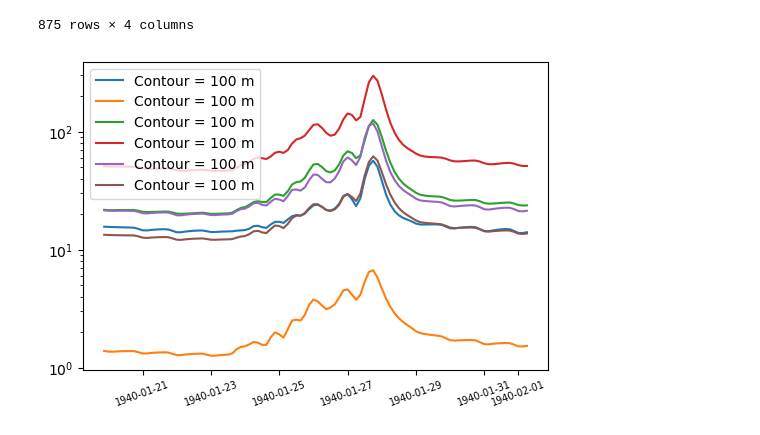
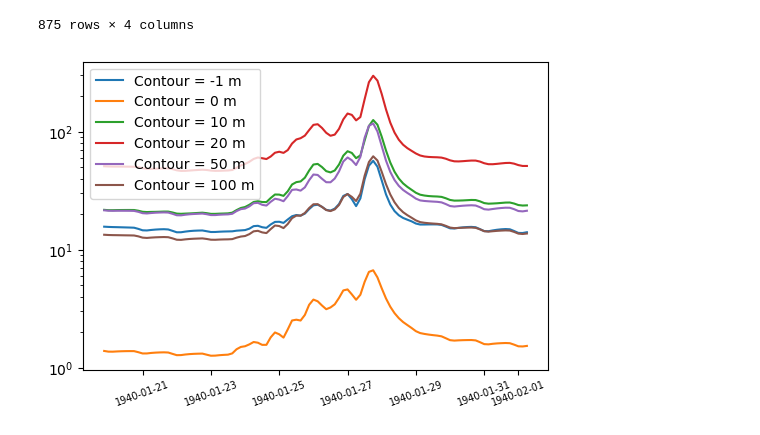
Before and after one commit to cassandra-sh/public, a Jupyter notebook: 2025-11-21-data-peek.ipynb, the cells around one changed output. Saved outputs shown, nothing was run; the diff lists cells and outputs as text; code cells hidden in the pictures.

```diff
--- a/2025-11-21-data-peek.ipynb
+++ b/2025-11-21-data-peek.ipynb
@@ -59,15 +59,15 @@ discharge_gdf
 # %%
 unique_contours = [-1, 0, 10, 20, 50, 100]
 contours = discharge_gdf.contour.values
 
 plt.figure(figsize=(6,4))
 for uc in unique_contours:
     dat = discharge.Q_contour[:,contours == uc][150:250]
     cum_dat = np.nansum(dat, axis=1)
-    plt.plot(discharge.time[150:250], cum_dat, label='Contour = '+str(u)+' m') #, color=colors[i])
+    plt.plot(discharge.time[150:250], cum_dat, label='Contour = '+str(uc)+' m') #, color=colors[i])
 plt.yscale('log')
 plt.legend()
 plt.tick_params(axis='x', which='major', labelsize=7, rotation=20)
 plt.show()
 # %% [output]
-[figure, old version]
+[figure, new version]
```
